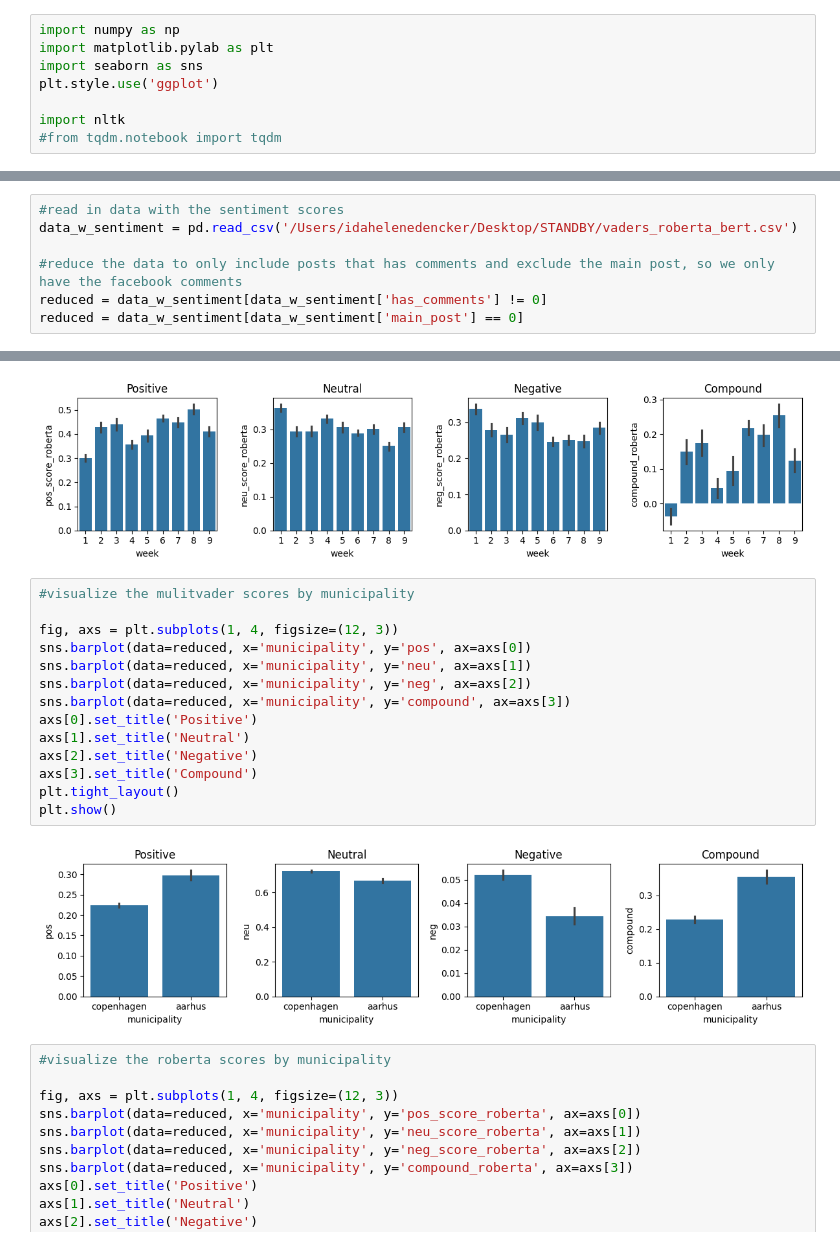
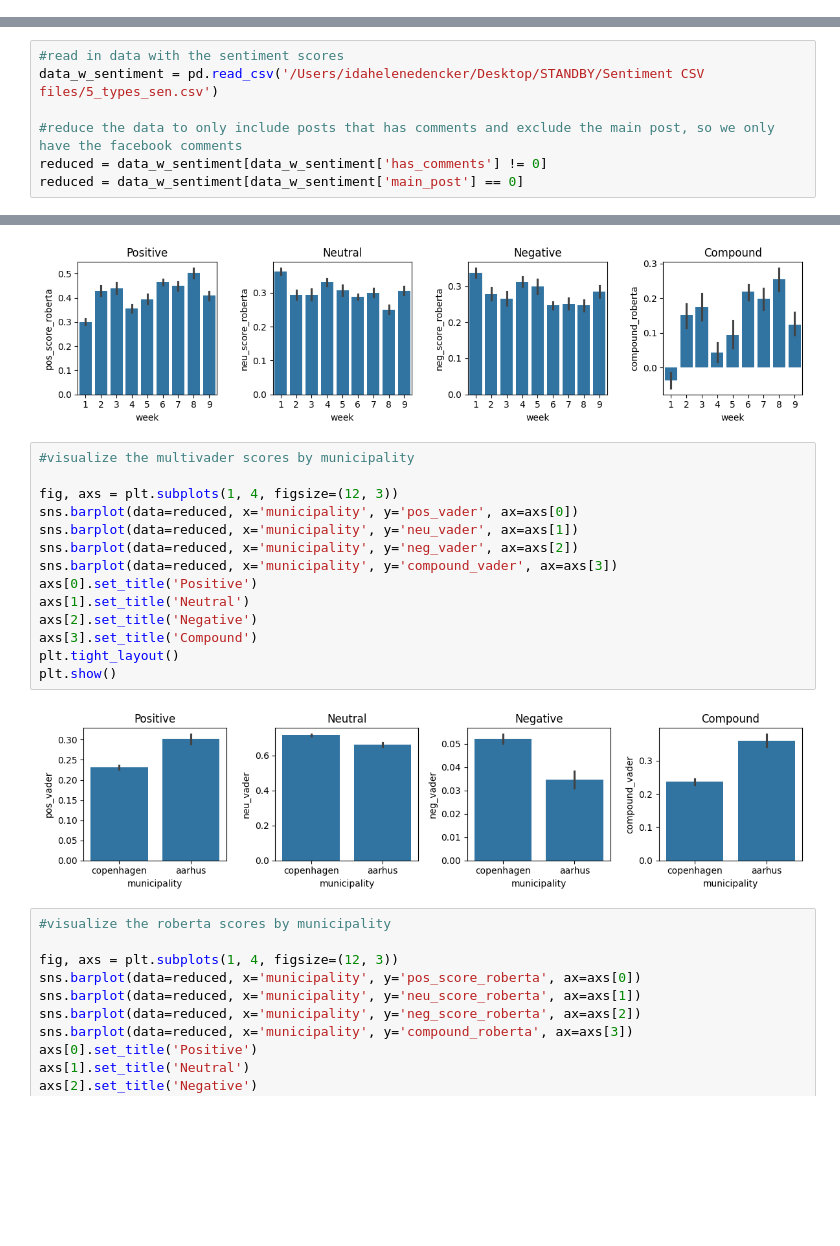
Before and after one commit to idadencker/STANDBY, a Jupyter notebook: Scripts/analysis_standby.ipynb, the cells around one changed output, grey strips where cells are left out. Saved outputs shown, nothing was run; the diff lists cells and outputs as text; blank space fills up the shorter version.

```diff
--- a/Scripts/analysis_standby.ipynb
+++ b/Scripts/analysis_standby.ipynb
@@ -179,8 +183,0 @@ Requirement already satisfied: six>=1.5 in /Library/Frameworks/Python.framework/
-# %%
-import numpy as np
-import matplotlib.pylab as plt
-import seaborn as sns
-plt.style.use('ggplot')
-
-import nltk
-#from tqdm.notebook import tqdm
@@ -911,7 +720,7 @@ Requirement already satisfied: six>=1.5 in /Library/Frameworks/Python.framework/
 Note: you may need to restart the kernel to use updated packages.
 # %%
 #read in data with the sentiment scores
-data_w_sentiment = pd.read_csv('/Users/idahelenedencker/Desktop/STANDBY/vaders_roberta_bert.csv')
+data_w_sentiment = pd.read_csv('/Users/idahelenedencker/Desktop/STANDBY/Sentiment CSV files/5_types_sen.csv')
 
 #reduce the data to only include posts that has comments and exclude the main post, so we only have the facebook comments
 reduced = data_w_sentiment[data_w_sentiment['has_comments'] != 0]
@@ -962,21 +771,21 @@ plt.show()
 # %% [output]
 [figure]
 # %%
-#visualize the mulitvader scores by municipality
+#visualize the multivader scores by municipality
 
 fig, axs = plt.subplots(1, 4, figsize=(12, 3))
-sns.barplot(data=reduced, x='municipality', y='pos', ax=axs[0])
-sns.barplot(data=reduced, x='municipality', y='neu', ax=axs[1])
-sns.barplot(data=reduced, x='municipality', y='neg', ax=axs[2])
-sns.barplot(data=reduced, x='municipality', y='compound', ax=axs[3])
+sns.barplot(data=reduced, x='municipality', y='pos_vader', ax=axs[0])
+sns.barplot(data=reduced, x='municipality', y='neu_vader', ax=axs[1])
+sns.barplot(data=reduced, x='municipality', y='neg_vader', ax=axs[2])
+sns.barplot(data=reduced, x='municipality', y='compound_vader', ax=axs[3])
 axs[0].set_title('Positive')
 axs[1].set_title('Neutral')
 axs[2].set_title('Negative')
 axs[3].set_title('Compound')
 plt.tight_layout()
 plt.show()
 # %% [output]
-[figure, old version]
+[figure, new version]
 # %%
 #visualize the roberta scores by municipality
 
```
Also changed, not shown: parts of 54 cells of this notebook, 10 other files.
